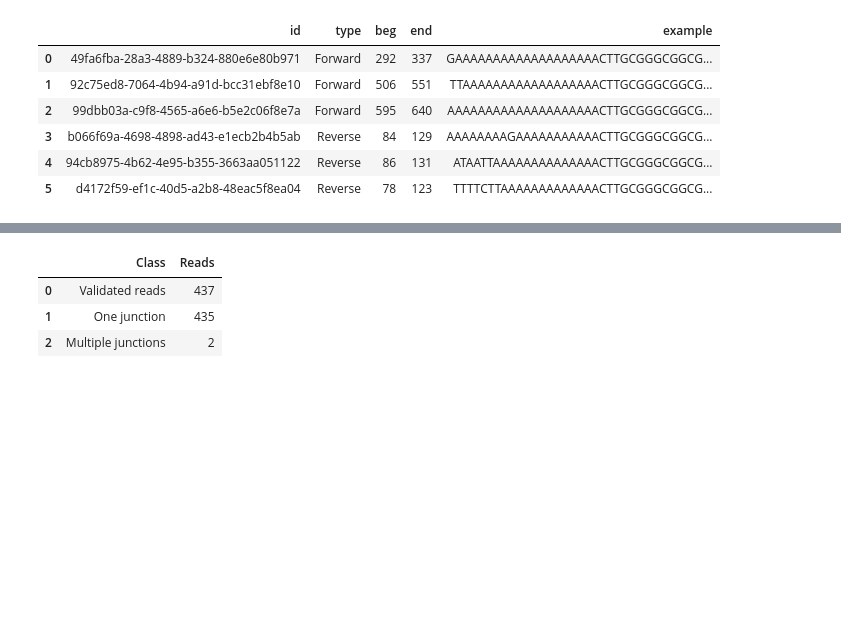
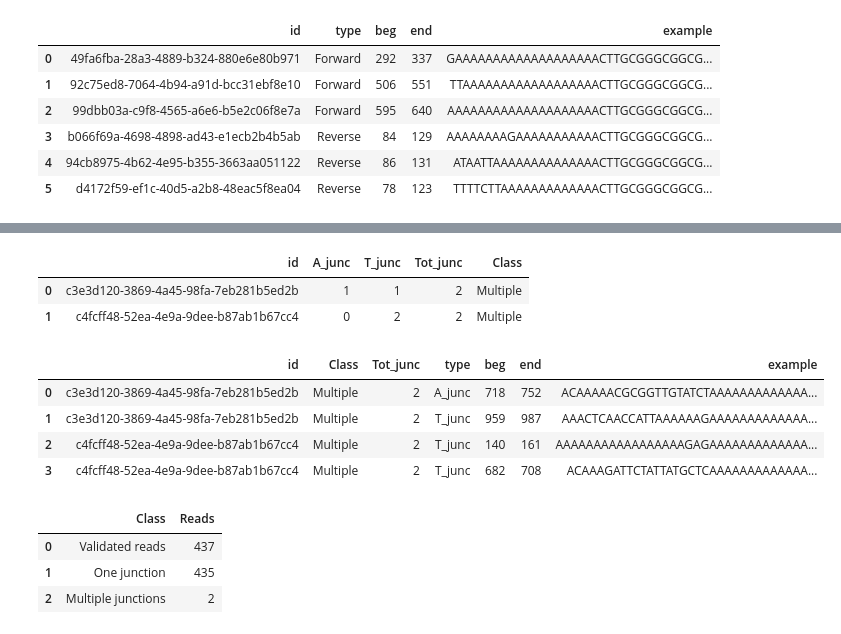
Before and after one commit to ih-11/hmm-3end, a Jupyter notebook: notebooks/qcfastq.ipynb, the cells around one changed output, grey strips where cells are left out. Saved outputs shown, nothing was run; the diff lists cells and outputs as text; code cells hidden in the pictures; blank space fills up the shorter version.

```diff
--- a/notebooks/qcfastq.ipynb
+++ b/notebooks/qcfastq.ipynb
@@ -667,3 +733,68 @@ plt.show()
+# %%
+# Inspect multiple-junction reads-CRTA prefix (e.g 20nt crta)
+
+adapter  = crta[:20]
+read_rows = []
+junc_rows = []
+
+for rid, seq in zip(reads_df["id"], reads_df["seq"]):
+	ams = [m for m in apat.finditer(seq) if seq[m.end():].startswith(adapter)]
+	tms = [m for m in tpat.finditer(seq) if korflab.anti(seq[:m.start()]).startswith(adapter)]
+	nj  = len(ams) + len(tms)
+
+	if nj <= 1:
+		continue
+
+	read_rows.append({
+		"id"       : rid,
+		"A_junc"   : len(ams),
+		"T_junc"   : len(tms),
+		"Tot_junc" : nj,
+		"Class"    : "Multiple",
+	})
+
+	for m in ams:
+		beg, end = m.span()
+
+		junc_rows.append({
+			"id"       : rid,
+			"Class"    : "Multiple",
+			"Tot_junc" : nj,
+			"type"     : "A_junc",
+			"beg"      : beg,
+			"end"      : end,
+			"example"  : seq[max(0, beg - 20):min(len(seq), end + 40)],
+		})
+
+	for m in tms:
+		beg, end = m.span()
+
+		junc_rows.append({
+			"id"       : rid,
+			"Class"    : "Multiple",
+			"Tot_junc" : nj,
+			"type"     : "T_junc",
+			"beg"      : beg,
+			"end"      : end,
+			"example"  : korflab.anti(
+				seq[max(0, beg - 40):min(len(seq), end + 20)]
+			),
+		})
+
+multi_df = pd.DataFrame(read_rows)
+site_df  = pd.DataFrame(junc_rows)
+
+display(multi_df)
+display(site_df.sort_values(["id", "beg"]))
+# %% [output]
+|  | id | A_junc | T_junc | Tot_junc | Class |
+| 0 | c3e3d120-3869-4a45-98fa-7eb281b5ed2b | 1 | 1 | 2 | Multiple |
+| 1 | c4fcff48-52ea-4e9a-9dee-b87ab1b67cc4 | 0 | 2 | 2 | Multiple |
+|  | id | Class | Tot_junc | type | beg | end | example |
+| 0 | c3e3d120-3869-4a45-98fa-7eb281b5ed2b | Multiple | 2 | A_junc | 718 | 752 | ACAAAAACGCGGTTGTATCTAAAAAAAAAAAAA... |
+| 1 | c3e3d120-3869-4a45-98fa-7eb281b5ed2b | Multiple | 2 | T_junc | 959 | 987 | AAACTCAACCATTAAAAAAGAAAAAAAAAAAAA... |
+| 2 | c4fcff48-52ea-4e9a-9dee-b87ab1b67cc4 | Multiple | 2 | T_junc | 140 | 161 | AAAAAAAAAAAAAAAAAGAGAAAAAAAAAAAAA... |
+| 3 | c4fcff48-52ea-4e9a-9dee-b87ab1b67cc4 | Multiple | 2 | T_junc | 682 | 708 | ACAAAGATTCTATTATGCTCAAAAAAAAAAAAA... |
 # %%
 # ============================================
 # What junctions are found with the selected parameters?
```
Also changed, not shown: parts of 1 cell of this notebook.
